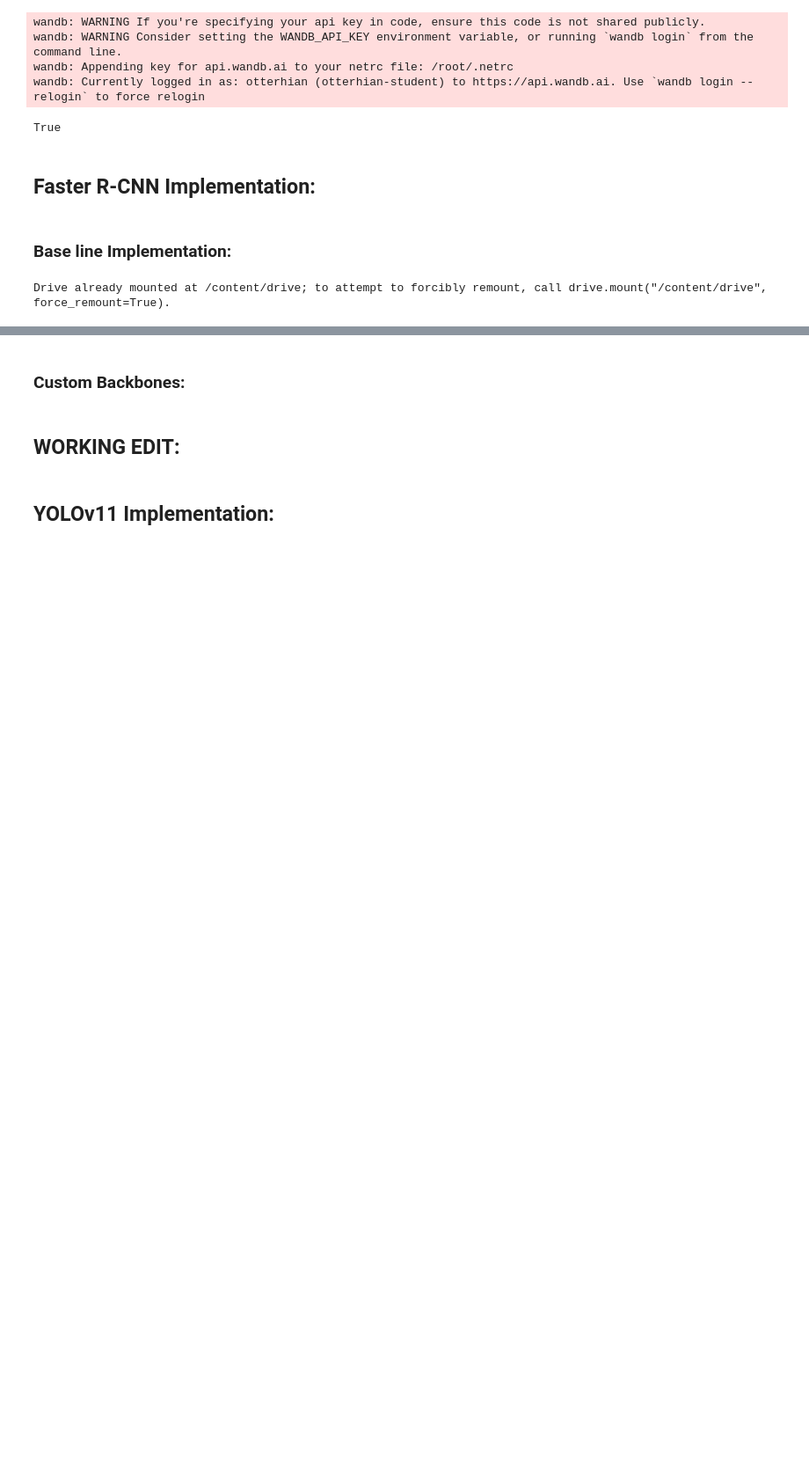
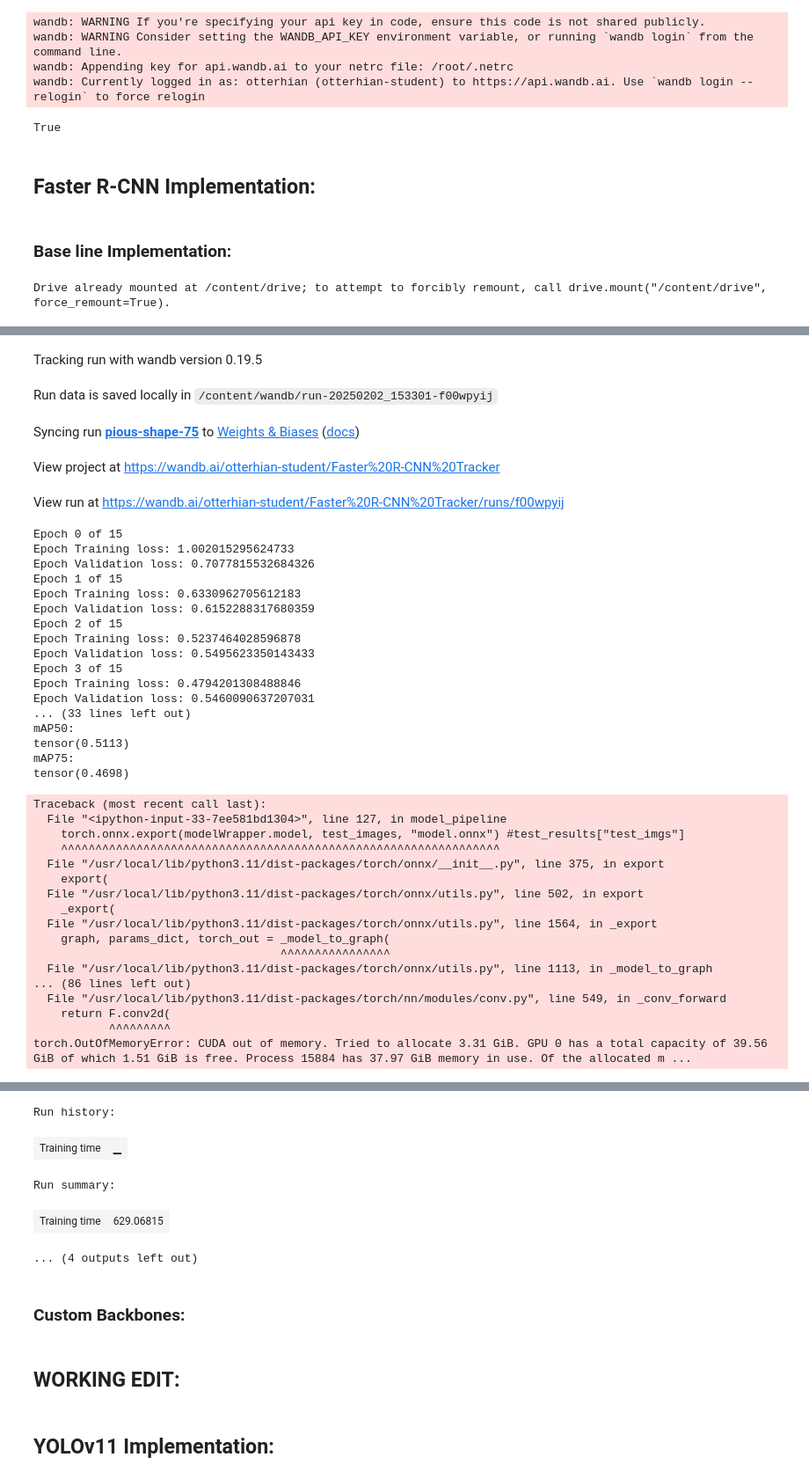
Before and after one commit to Amy-RT/Faster-R-CNN-Custom-Backbones, a Jupyter notebook: UoL Final Project based on CM3015 template "deep learning on public dataset".ipynb, the cells around one changed output, grey strips where cells are left out. Shown at 88% size. Saved outputs shown, nothing was run; the diff lists cells and outputs as text; code cells hidden in the pictures; blank space fills up the shorter version.

```diff
--- a/UoL Final Project based on CM3015 template "deep learning on public dataset".ipynb
+++ b/UoL Final Project based on CM3015 template "deep learning on public dataset".ipynb
@@ -241,7 +241,7 @@ def format_batch(batch: torch.utils.data.dataset.Subset ,
   images = []
   targets = []
   device = next(model.parameters()).device
-  for img, targets_dict in batch:
+  for img, targets_dict, img_file_path in batch:
       images.append(img)
       targets.append(targets_dict)
 
@@ -1036,9 +1034,15 @@ def model_pipeline(modelWrapper: FasterRCNNWrapper,
       # log testing data
 
       # Save the model in the exchangeable ONNX format
+      torch.cuda.empty_cache()
       test_images = [item[0].to(device=next(model.parameters()).device) for batch in test_dataset_loader for item in batch]
-      torch.onnx.export(modelWrapper.model, test_images, "model.onnx")
+      torch.onnx.export(modelWrapper.model, test_images, "model.onnx") #test_results["test_imgs"]
       wandb.save("model.onnx")
+
+      # memory management
+      for img in test_images:
+        del img
+      torch.cuda.empty_cache()
       # writer.add_graph(modelWrapper.model, test_images)
 
       # calculate average inference time and log
@@ -1117,22 +1121,19 @@ val_dataset = UAVImageDataset(data_dir_imgs="/content/drive/MyDrive/UoL Final Pr
 test_dataset = UAVImageDataset(data_dir_imgs="/content/drive/MyDrive/UoL Final Project/Project Data/official project data/600 flipped/test/images",
                                 data_dir_targets="/content/drive/MyDrive/UoL Final Project/Project Data/official project data/600 flipped/test/labels")
 # %%
-batch_size = 16
-
-train_dataset_loader = torch.utils.data.DataLoader(train_dataset, collate_fn=lambda x: x, batch_size=batch_size, shuffle=True, pin_memory=True,
+train_dataset_loader = torch.utils.data.DataLoader(train_dataset, collate_fn=lambda x: x, batch_size=16, shuffle=True, pin_memory=True,
                                                    num_workers=12, prefetch_factor=10)
 
-val_dataset_loader = torch.utils.data.DataLoader(val_dataset, collate_fn=lambda x: x, batch_size=batch_size,
+val_dataset_loader = torch.utils.data.DataLoader(val_dataset, collate_fn=lambda x: x, batch_size=16,
                                                  num_workers=6)
 
-test_dataset_loader = torch.utils.data.DataLoader(test_dataset, collate_fn=lambda x: x, batch_size=batch_size,
+test_dataset_loader = torch.utils.data.DataLoader(test_dataset, collate_fn=lambda x: x, batch_size=16,
                                                   num_workers=6)
 
-# train_dataset_loader = torch.utils.data.DataLoader(train_dataset, collate_fn=lambda x: x, batch_size=8, shuffle=True, pin_memory=True
+# train_dataset_loader = torch.utils.data.DataLoader(train_dataset, collate_fn=lambda x: x, batch_size=16, shuffle=True, pin_memory=True,
 #                                                    )
 
-# val_dataset_loader = torch.utils.data.DataLoader(val_dataset, collate_fn=lambda x: x, batch_size=8
-#                                                  )
+# val_dataset_loader = torch.utils.data.DataLoader(val_dataset, collate_fn=lambda x: x, batch_size=16,)
 
-# test_dataset_loader = torch.utils.data.DataLoader(test_dataset, collate_fn=lambda x: x, batch_size=8
+# test_dataset_loader = torch.utils.data.DataLoader(test_dataset, collate_fn=lambda x: x, batch_size=16,
 #                                                   )
@@ -1194,10 +1200,51 @@ custom_model_wrapper.override_prediction_heads(num_classes)
 # #according to a video on the official PyTorch Youtube Channel
 # #https://www.youtube.com/watch?v=jF43_wj_DCQ&t=213s
 # #otherwise the optimiser will update the wrong set of model parameters (on the CPU)
-# custom_model_wrapper.model.to(device)
+custom_model_wrapper.model.to(device)
 # # try this for optimizer
 # # filter(lambda p: p.requires_grad, model.parameters())
 # # https://medium.com/we-talk-data/guide-to-freezing-layers-in-pytorch-best-practices-and-practical-examples-8e644e7a9598#:~:text=To%20avoid%20this%2C%20verify%20the%20requires_grad%20status%20of%20each%20layer.&text=By%20running%20this%20code%2C%20you,ve%20frozen%20the%20correct%20ones.&text=If%20you%20don't%20filter,parameters%20that%20won't%20change.
 optimizer = torch.optim.SGD(custom_model_wrapper.model.parameters() , lr=0.0005, momentum=0.9, weight_decay=0.0005)
 num_epochs = 15
-model_pipeline(custom_model_wrapper, optimizer, num_epochs, train_dataset_loader,  val_dataset_loader, test_dataset_loader, device, False, "Faster R-CNN Tracker")
+# custom_model_wrapper.train(num_epochs=15, train_dataset=train_dataset_loader, val_dataset=val_dataset_loader, optimizer=optimizer)
+model_pipeline(custom_model_wrapper, optimizer, num_epochs, train_dataset_loader,  val_dataset_loader, test_dataset_loader, device, True, "Faster R-CNN Tracker")
+# %% [output]
+Tracking run with wandb version 0.19.5
+Run data is saved locally in /content/wandb/run-20250202_153301-f00wpyij
+Syncing run pious-shape-75 to Weights & Biases (docs)
+View project at https://wandb.ai/otterhian-student/Faster%20R-CNN%20Tracker
+View run at https://wandb.ai/otterhian-student/Faster%20R-CNN%20Tracker/runs/f00wpyij
+Epoch 0 of 15
+Epoch Training loss: 1.002015295624733
+Epoch Validation loss: 0.7077815532684326
+Epoch 1 of 15
+Epoch Training loss: 0.6330962705612183
+Epoch Validation loss: 0.6152288317680359
+Epoch 2 of 15
+Epoch Training loss: 0.5237464028596878
+Epoch Validation loss: 0.5495623350143433
+Epoch 3 of 15
+Epoch Training loss: 0.4794201308488846
+Epoch Validation loss: 0.5460090637207031
+... (33 lines left out)
+mAP50:
+tensor(0.5113)
+mAP75:
+tensor(0.4698)
+Traceback (most recent call last):
+  File "<ipython-input-33-7ee581bd1304>", line 127, in model_pipeline
+    torch.onnx.export(modelWrapper.model, test_images, "model.onnx") #test_results["test_imgs"]
+    ^^^^^^^^^^^^^^^^^^^^^^^^^^^^^^^^^^^^^^^^^^^^^^^^^^^^^^^^^^^^^^^^
+  File "/usr/local/lib/python3.11/dist-packages/torch/onnx/__init__.py", line 375, in export
+    export(
+  File "/usr/local/lib/python3.11/dist-packages/torch/onnx/utils.py", line 502, in export
+    _export(
+  File "/usr/local/lib/python3.11/dist-packages/torch/onnx/utils.py", line 1564, in _export
+    graph, params_dict, torch_out = _model_to_graph(
+                                    ^^^^^^^^^^^^^^^^
+  File "/usr/local/lib/python3.11/dist-packages/torch/onnx/utils.py", line 1113, in _model_to_graph
+... (86 lines left out)
+  File "/usr/local/lib/python3.11/dist-packages/torch/nn/modules/conv.py", line 549, in _conv_forward
+    return F.conv2d(
+           ^^^^^^^^^
+torch.OutOfMemoryError: CUDA out of memory. Tried to allocate 3.31 GiB. GPU 0 has a total capacity of 39.56 GiB of which 1.51 GiB is free. Process 15884 has 37.97 GiB memory in use. Of the allocated m ...
@@ -1204,3 +1252,8 @@ model_pipeline(custom_model_wrapper, optimizer, num_epochs, train_dataset_loader
+Run history:
+| Training time | ▁ |
+Run summary:
+| Training time | 629.06815 |
+... (4 outputs left out)
 # %%
 # print(custom_model_wrapper.model)
 stop
```
Also changed, not shown: parts of 15 cells of this notebook.
